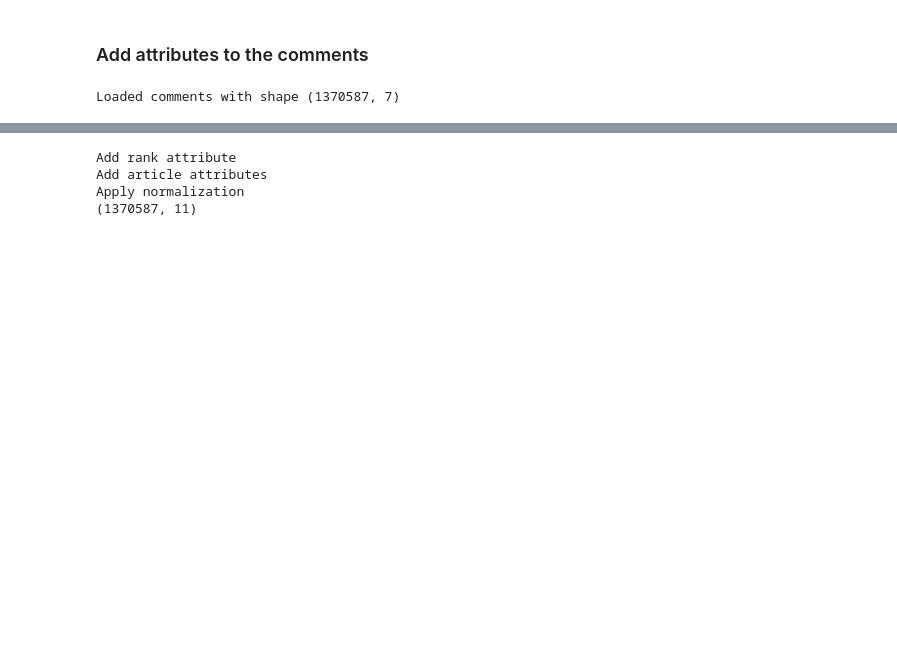
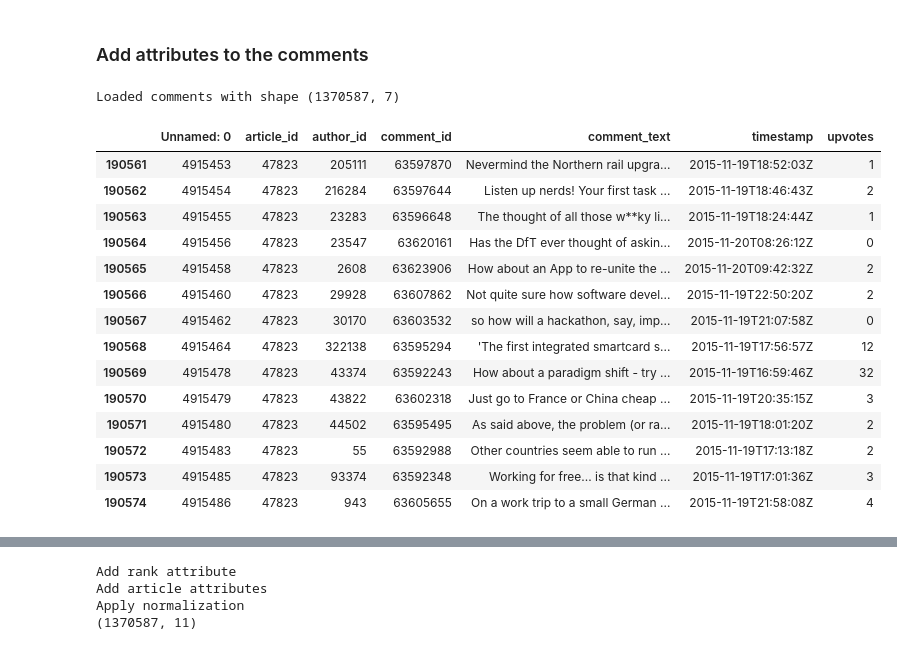
Before and after one commit to Chaoste/guardian-ranking, a Jupyter notebook: analysis/Week 7 - Normalization.ipynb, the cells around one changed output, grey strips where cells are left out. Drawn from its saved outputs; the diff is of its cells as text; code cells hidden in the pictures; blank space fills up the shorter version.

```diff
--- a/analysis/Week 7 - Normalization.ipynb
+++ b/analysis/Week 7 - Normalization.ipynb
@@ -22,3 +28,21 @@ co = pd.read_csv(SRC_COMMENTS_POL)  # 1370587 rows × 7 columns
 print(f'Loaded comments with shape {co.shape}')
 # %% [output]
 Loaded comments with shape (1370587, 7)
+# %%
+co[co['article_id'] == 47823]
+# %% [output]
+|  | Unnamed: 0 | article_id | author_id | comment_id | comment_text | timestamp | upvotes |
+| 190561 | 4915453 | 47823 | 205111 | 63597870 | Nevermind the Northern rail upgra... | 2015-11-19T18:52:03Z | 1 |
+| 190562 | 4915454 | 47823 | 216284 | 63597644 | Listen up nerds! Your first task ... | 2015-11-19T18:46:43Z | 2 |
+| 190563 | 4915455 | 47823 | 23283 | 63596648 | The thought of all those w**ky li... | 2015-11-19T18:24:44Z | 1 |
+| 190564 | 4915456 | 47823 | 23547 | 63620161 | Has the DfT ever thought of askin... | 2015-11-20T08:26:12Z | 0 |
+| 190565 | 4915458 | 47823 | 2608 | 63623906 | How about an App to re-unite the ... | 2015-11-20T09:42:32Z | 2 |
+| 190566 | 4915460 | 47823 | 29928 | 63607862 | Not quite sure how software devel... | 2015-11-19T22:50:20Z | 2 |
+| 190567 | 4915462 | 47823 | 30170 | 63603532 | so how will a hackathon, say, imp... | 2015-11-19T21:07:58Z | 0 |
+| 190568 | 4915464 | 47823 | 322138 | 63595294 | 'The first integrated smartcard s... | 2015-11-19T17:56:57Z | 12 |
+| 190569 | 4915478 | 47823 | 43374 | 63592243 | How about a paradigm shift - try ... | 2015-11-19T16:59:46Z | 32 |
+| 190570 | 4915479 | 47823 | 43822 | 63602318 | Just go to France or China cheap ... | 2015-11-19T20:35:15Z | 3 |
+| 190571 | 4915480 | 47823 | 44502 | 63595495 | As said above, the problem (or ra... | 2015-11-19T18:01:20Z | 2 |
+| 190572 | 4915483 | 47823 | 55 | 63592988 | Other countries seem able to run ... | 2015-11-19T17:13:18Z | 2 |
+| 190573 | 4915485 | 47823 | 93374 | 63592348 | Working for free... is that kind ... | 2015-11-19T17:01:36Z | 3 |
+| 190574 | 4915486 | 47823 | 943 | 63605655 | On a work trip to a small German ... | 2015-11-19T21:58:08Z | 4 |
```
Also changed, not shown: parts of 9 cells of this notebook, 3 other files.
